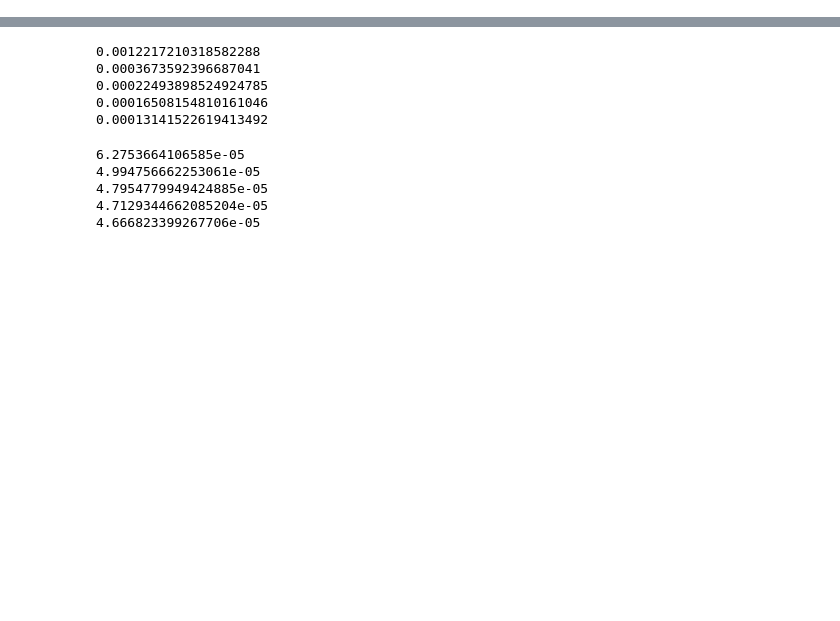
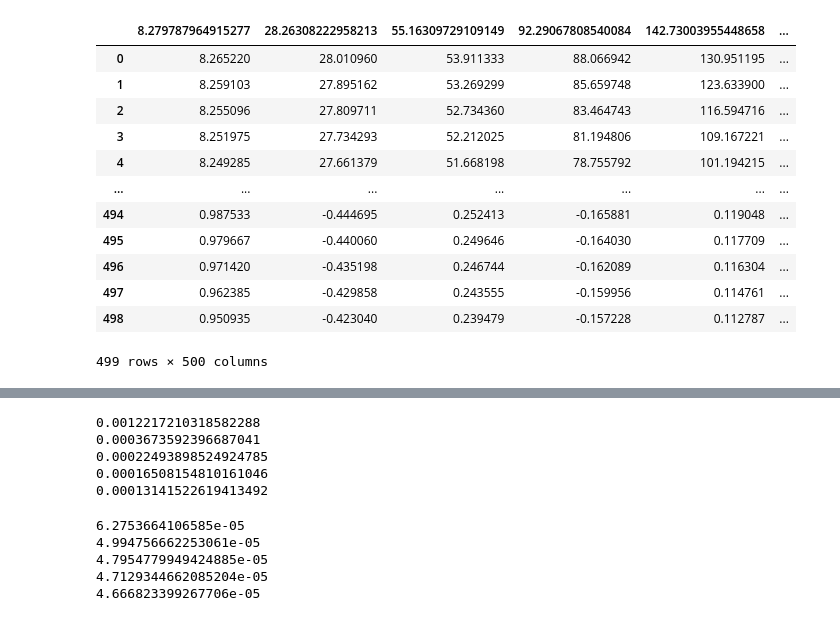
Before and after one commit to pmbraga/perovskite_excitons_mphil, a Jupyter notebook: photolumi/photoluminescence.ipynb, the cells around one changed output, grey strips where cells are left out. Cells and saved outputs as stored; diff of their text form; code cells hidden in the pictures; blank space fills up the shorter version.

```diff
--- a/photolumi/photoluminescence.ipynb
+++ b/photolumi/photoluminescence.ipynb
@@ -18,6 +18,8 @@ sn.set_theme(context='notebook', style='whitegrid', palette='rocket_r', font_sca
 
 eigenvalues = np.loadtxt('/Users/pedrobraga/Documents/Cambridge/wa_two/repo_wa_two/excitonic_states/Eigenvalues5.txt')
 eigenvectors = np.loadtxt('/Users/pedrobraga/Documents/Cambridge/wa_two/repo_wa_two/excitonic_states/Eigenvectors5.txt')
+
+Mo = pd.read_csv('/Users/pedrobraga/Downloads/Eigen_vectors.csv')
 # %%
 # --- global variables --- #
 
@@ -58,4 +60,20 @@ dk = k_max/N
 
 k_vals = np.linspace(dk, k_max, N)
 energies = np.linspace(-2, 3, 10000)
+# %%
+Mo
+# %% [output]
+|  | 8.279787964915277 | 28.26308222958213 | 55.16309729109149 | 92.29067808540084 | 142.73003955448658 | ... |
+| 0 | 8.265220 | 28.010960 | 53.911333 | 88.066942 | 130.951195 | ... |
+| 1 | 8.259103 | 27.895162 | 53.269299 | 85.659748 | 123.633900 | ... |
+| 2 | 8.255096 | 27.809711 | 52.734360 | 83.464743 | 116.594716 | ... |
+| 3 | 8.251975 | 27.734293 | 52.212025 | 81.194806 | 109.167221 | ... |
+| 4 | 8.249285 | 27.661379 | 51.668198 | 78.755792 | 101.194215 | ... |
+| ... | ... | ... | ... | ... | ... | ... |
+| 494 | 0.987533 | -0.444695 | 0.252413 | -0.165881 | 0.119048 | ... |
+| 495 | 0.979667 | -0.440060 | 0.249646 | -0.164030 | 0.117709 | ... |
+| 496 | 0.971420 | -0.435198 | 0.246744 | -0.162089 | 0.116304 | ... |
+| 497 | 0.962385 | -0.429858 | 0.243555 | -0.159956 | 0.114761 | ... |
+| 498 | 0.950935 | -0.423040 | 0.239479 | -0.157228 | 0.112787 | ... |
+499 rows × 500 columns
 # %%
```
Also changed, not shown: parts of 9 cells of this notebook.
